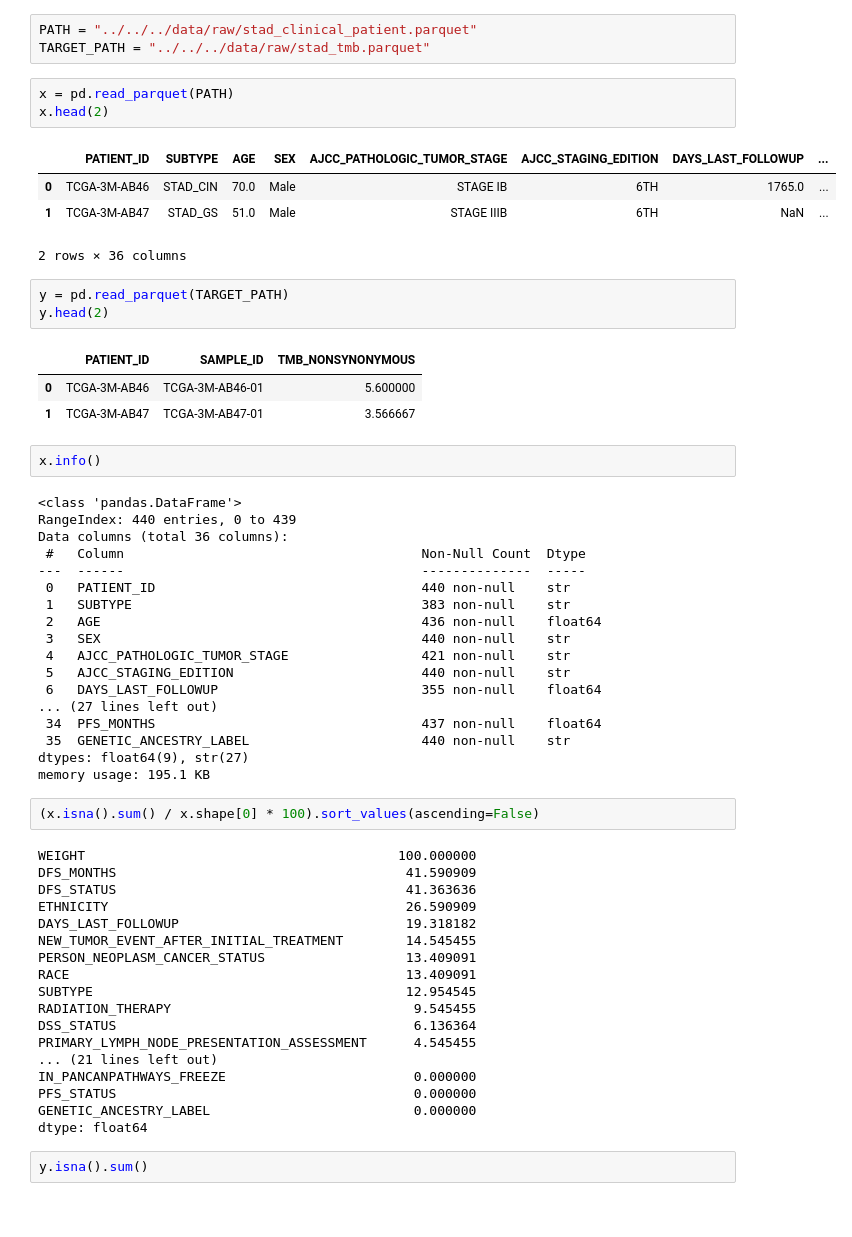
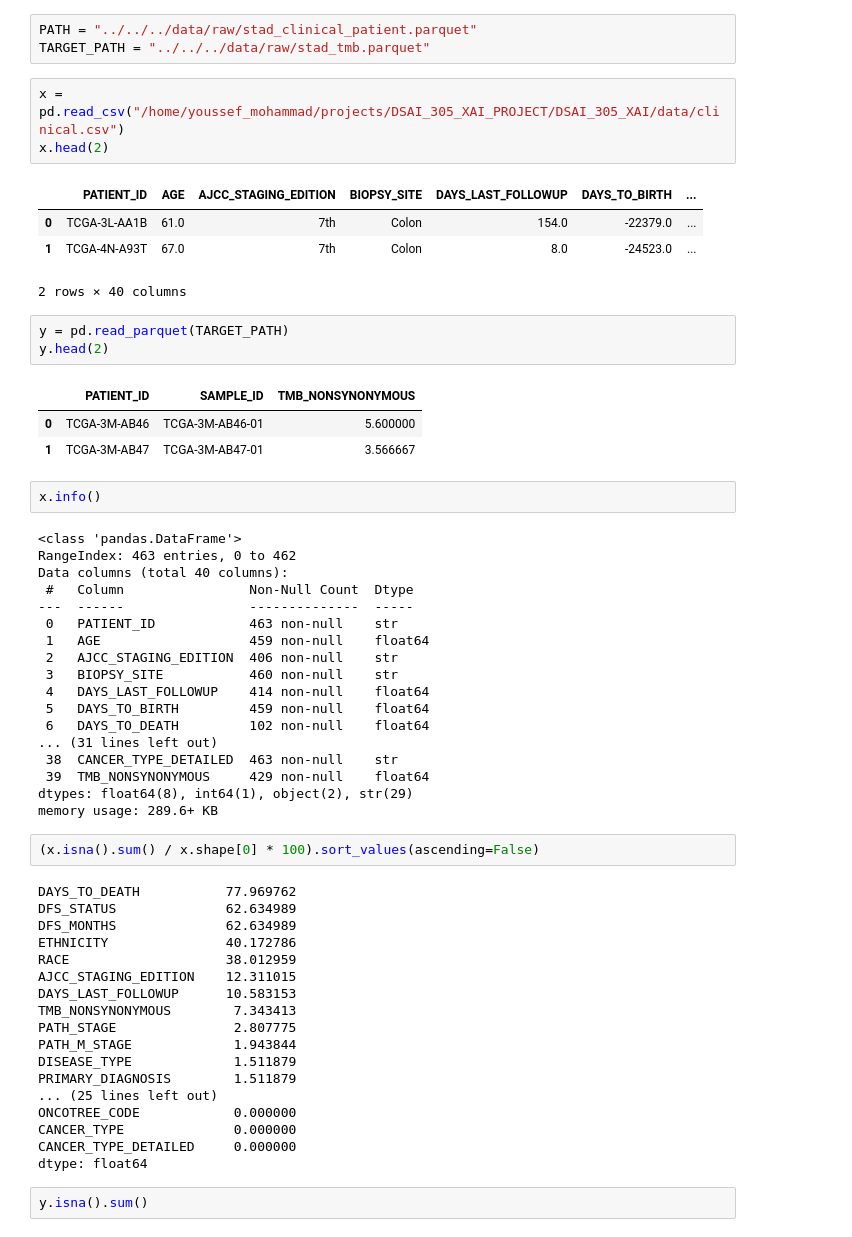
Before and after one commit to DEVOLOPER-1/XAI-in-efficacy-of-immunotherapy, a Jupyter notebook: members/mourad/EDA/2026-04-17_Clinical.ipynb, the cells around one changed output. Cells and saved outputs as stored; diff of their text form.

```diff
--- a/members/mourad/EDA/2026-04-17_Clinical.ipynb
+++ b/members/mourad/EDA/2026-04-17_Clinical.ipynb
@@ -10,13 +10,13 @@ import seaborn as sns
 PATH = "../../../data/raw/stad_clinical_patient.parquet"
 TARGET_PATH = "../../../data/raw/stad_tmb.parquet"
 # %%
-x = pd.read_parquet(PATH)
+x = pd.read_csv("/home/youssef_mohammad/projects/DSAI_305_XAI_PROJECT/DSAI_305_XAI/data/clinical.csv")
 x.head(2)
 # %% [output]
-|  | PATIENT_ID | SUBTYPE | AGE | SEX | AJCC_PATHOLOGIC_TUMOR_STAGE | AJCC_STAGING_EDITION | DAYS_LAST_FOLLOWUP | ... |
-| 0 | TCGA-3M-AB46 | STAD_CIN | 70.0 | Male | STAGE IB | 6TH | 1765.0 | ... |
-| 1 | TCGA-3M-AB47 | STAD_GS | 51.0 | Male | STAGE IIIB | 6TH | NaN | ... |
+|  | PATIENT_ID | AGE | AJCC_STAGING_EDITION | BIOPSY_SITE | DAYS_LAST_FOLLOWUP | DAYS_TO_BIRTH | ... |
+| 0 | TCGA-3L-AA1B | 61.0 | 7th | Colon | 154.0 | -22379.0 | ... |
+| 1 | TCGA-4N-A93T | 67.0 | 7th | Colon | 8.0 | -24523.0 | ... |
-2 rows × 36 columns
+2 rows × 40 columns
 # %%
 y = pd.read_parquet(TARGET_PATH)
 y.head(2)
@@ -28,41 +28,41 @@ y.head(2)
 x.info()
 # %% [output]
 <class 'pandas.DataFrame'>
-RangeIndex: 440 entries, 0 to 439
-Data columns (total 36 columns):
- #   Column                                      Non-Null Count  Dtype
----  ------                                      --------------  -----
- 0   PATIENT_ID                                  440 non-null    str
- 1   SUBTYPE                                     383 non-null    str
- 2   AGE                                         436 non-null    float64
- 3   SEX                                         440 non-null    str
- 4   AJCC_PATHOLOGIC_TUMOR_STAGE                 421 non-null    str
- 5   AJCC_STAGING_EDITION                        440 non-null    str
- 6   DAYS_LAST_FOLLOWUP                          355 non-null    float64
-... (27 lines left out)
- 34  PFS_MONTHS                                  437 non-null    float64
- 35  GENETIC_ANCESTRY_LABEL                      440 non-null    str
-dtypes: float64(9), str(27)
-memory usage: 195.1 KB
+RangeIndex: 463 entries, 0 to 462
+Data columns (total 40 columns):
+ #   Column                Non-Null Count  Dtype
+---  ------                --------------  -----
+ 0   PATIENT_ID            463 non-null    str
+ 1   AGE                   459 non-null    float64
+ 2   AJCC_STAGING_EDITION  406 non-null    str
+ 3   BIOPSY_SITE           460 non-null    str
+ 4   DAYS_LAST_FOLLOWUP    414 non-null    float64
+ 5   DAYS_TO_BIRTH         459 non-null    float64
+ 6   DAYS_TO_DEATH         102 non-null    float64
+... (31 lines left out)
+ 38  CANCER_TYPE_DETAILED  463 non-null    str
+ 39  TMB_NONSYNONYMOUS     429 non-null    float64
+dtypes: float64(8), int64(1), object(2), str(29)
+memory usage: 289.6+ KB
 # %%
 (x.isna().sum() / x.shape[0] * 100).sort_values(ascending=False)
 # %% [output]
-WEIGHT                                        100.000000
-DFS_MONTHS                                     41.590909
-DFS_STATUS                                     41.363636
-ETHNICITY                                      26.590909
-DAYS_LAST_FOLLOWUP                             19.318182
-NEW_TUMOR_EVENT_AFTER_INITIAL_TREATMENT        14.545455
-PERSON_NEOPLASM_CANCER_STATUS                  13.409091
-RACE                                           13.409091
-SUBTYPE                                        12.954545
-RADIATION_THERAPY                               9.545455
-DSS_STATUS                                      6.136364
-PRIMARY_LYMPH_NODE_PRESENTATION_ASSESSMENT      4.545455
-... (21 lines left out)
-IN_PANCANPATHWAYS_FREEZE                        0.000000
-PFS_STATUS                                      0.000000
-GENETIC_ANCESTRY_LABEL                          0.000000
+DAYS_TO_DEATH           77.969762
+DFS_STATUS              62.634989
+DFS_MONTHS              62.634989
+ETHNICITY               40.172786
+RACE                    38.012959
+AJCC_STAGING_EDITION    12.311015
+DAYS_LAST_FOLLOWUP      10.583153
+TMB_NONSYNONYMOUS        7.343413
+PATH_STAGE               2.807775
+PATH_M_STAGE             1.943844
+DISEASE_TYPE             1.511879
+PRIMARY_DIAGNOSIS        1.511879
+... (25 lines left out)
+ONCOTREE_CODE            0.000000
+CANCER_TYPE              0.000000
+CANCER_TYPE_DETAILED     0.000000
 dtype: float64
 # %%
 y.isna().sum()
```
Also changed, not shown: parts of 15 cells of this notebook.
